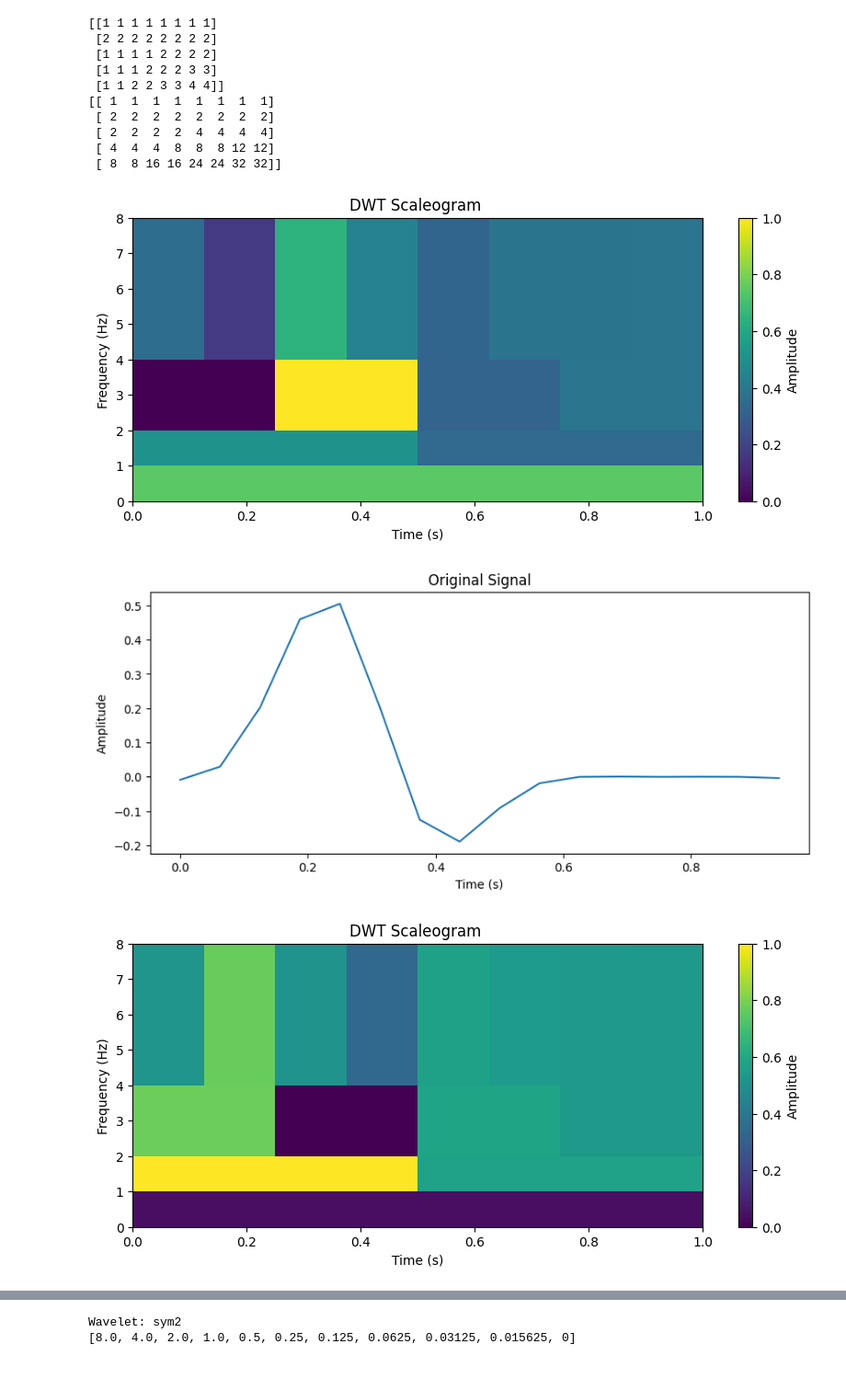
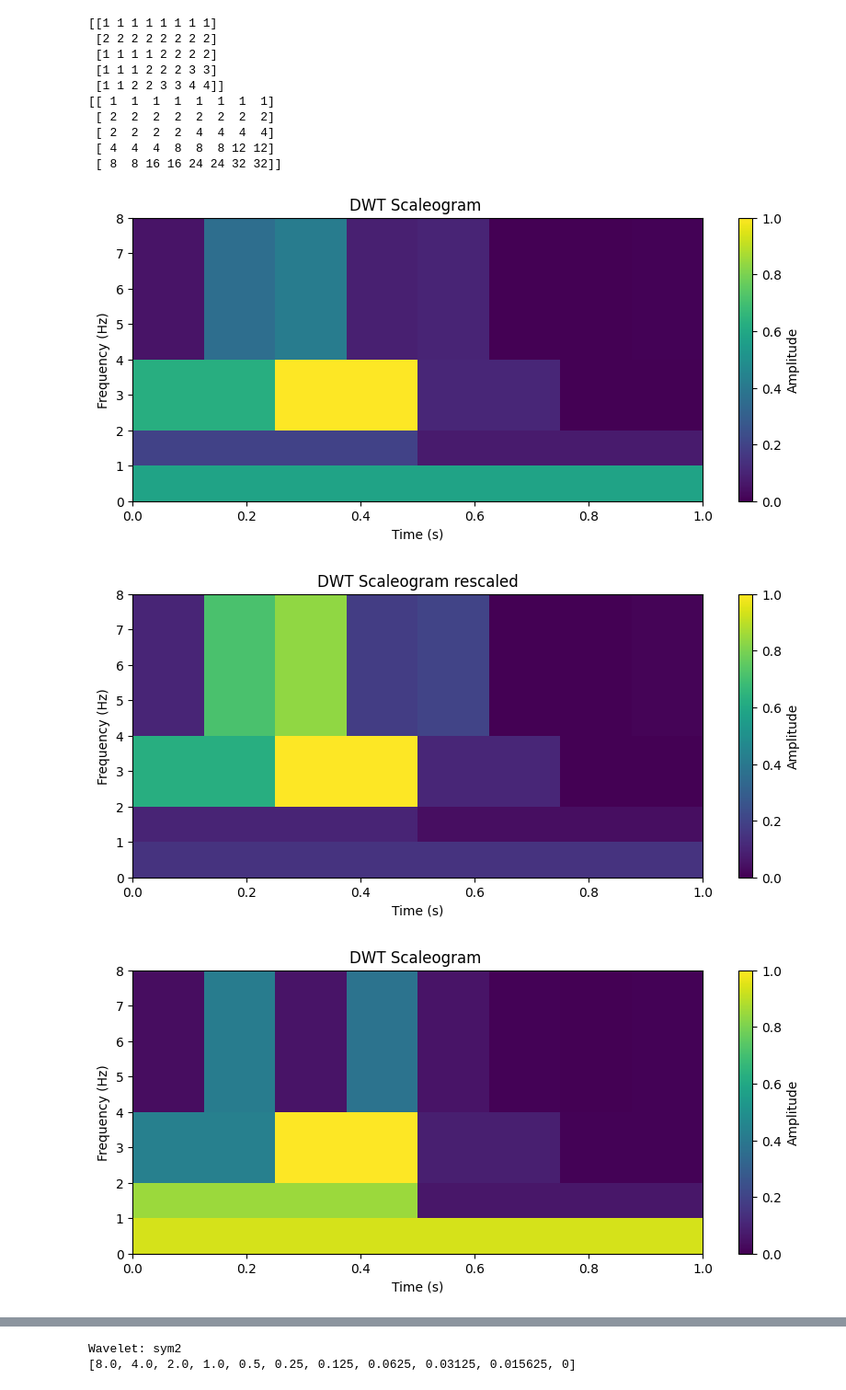
Before and after one commit to aliciags/learnable-masks-explainability-time-series, a Jupyter notebook: comparison.ipynb, the cells around one changed output, grey strips where cells are left out. Shown at 92% size. Saved outputs shown, nothing was run; the diff lists cells and outputs as text; code cells hidden in the pictures.

```diff
--- a/comparison.ipynb
+++ b/comparison.ipynb
@@ -216,12 +216,13 @@ def plot_dwt_scaleogram_freq(fs, coeffs, level, time, data, normalize=False, res
             scaleogram.append(upsampled)
         scaleogram = np.array(scaleogram)
         scaleogram = scaleogram[1:, :]
+        scaleogram = np.abs(scaleogram)
 
+        scaleogram = (scaleogram - np.min(scaleogram)) / (np.max(scaleogram) - np.min(scaleogram) + 1e-10)
         # normalize the scaleogram
-        scaleogram = (scaleogram - np.min(scaleogram)) / (np.max(scaleogram) - np.min(scaleogram) + 1e-10)
-        if normalize:
-            title += 'normalized '
-        elif rescale:
+        # if normalize:
+        #     title += 'normalized '
+        if rescale:
             title += 'rescaled'
 
         # add an extra element to the time nd array
@@ -230,17 +231,17 @@ def plot_dwt_scaleogram_freq(fs, coeffs, level, time, data, normalize=False, res
 
         # Plot the scaleogram
         plt.figure(figsize=(10, 4))
-        plt.pcolormesh(time_s, freq_bands, np.abs(scaleogram), cmap='viridis')
+        plt.pcolormesh(time_s, freq_bands, scaleogram, cmap='viridis')
         plt.colorbar(label='Amplitude')
         plt.title(title)
         plt.xlabel('Time (s)')
         plt.ylabel('Frequency (Hz)')
 
-        plt.figure(figsize=(10, 4))
-        plt.plot(time, data)
-        plt.title('Original Signal')
-        plt.xlabel('Time (s)')
-        plt.ylabel('Amplitude')
+        # plt.figure(figsize=(10, 4))
+        # plt.plot(time, data)
+        # plt.title('Original Signal')
+        # plt.xlabel('Time (s)')
+        # plt.ylabel('Amplitude')
 
         # save the figure
         plt.show()
@@ -293,13 +294,11 @@ print(upsampled)
 # %%
 # create time vector
 t = np.arange(0, len(signal_0)) / fs
 
 for i, coeff_0 in enumerate(coeffs_0):
     plot_dwt_scaleogram_freq(fs, coeff_0, max_level, t, signals_0[i])
-    # plot_dwt_scaleogram_freq(fs, coeff_0, max_level, t, signal_0, normalize=True)
-    # plot_dwt_scaleogram_freq(fs, coeff_0, max_level, t, signal_0, rescale=True)
-    # plot_dwt_scaleogram_freq(fs, coeff_0, max_level, t, signal_0, normalize=True, rescale=True)
+    plot_dwt_scaleogram_freq(fs, coeff_0, max_level, t, signal_0, rescale=True)
 # %% [output]
-[figure, old version]
+[figure, new version]
-[figure, old version]
+[figure, new version]
-[figure, old version]
+[figure, new version]
```
Also changed, not shown: parts of 2 cells of this notebook, 4 other files.
